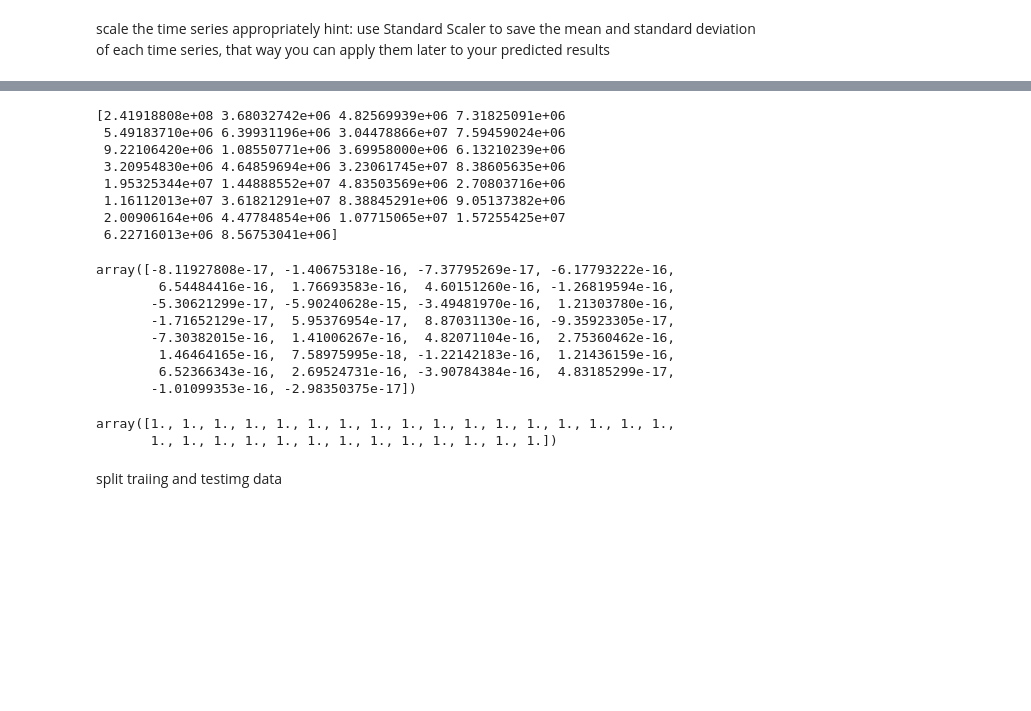
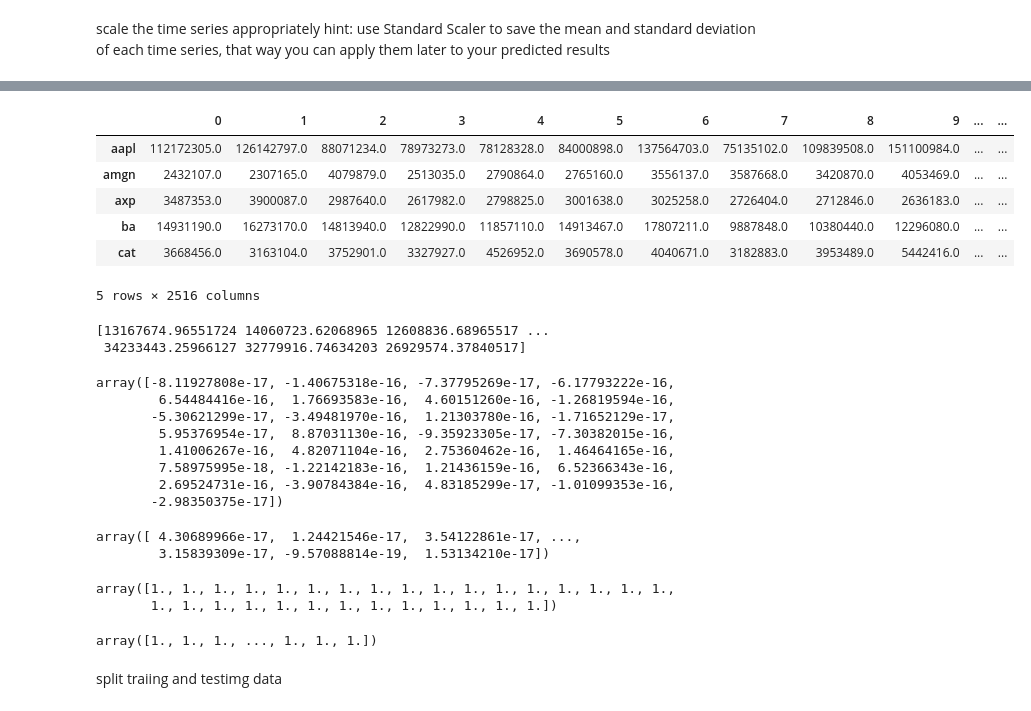
Before and after one commit to Legacy560/MLTSA25_RWolynetz, a Jupyter notebook: HW7/autoencoder_time_series_instructions_MLTSA25_RWolynetz.ipynb, the cells around one changed output, grey strips where cells are left out. Drawn from its saved outputs; the diff is of its cells as text; code cells hidden in the pictures; blank space fills up the shorter version.

```diff
--- a/HW7/autoencoder_time_series_instructions_MLTSA25_RWolynetz.ipynb
+++ b/HW7/autoencoder_time_series_instructions_MLTSA25_RWolynetz.ipynb
@@ -278,32 +290,45 @@ hint: use Standard Scaler to save the mean and standard deviation of each time s
+# %%
+volData2 = volData.T #Trying something out. I think I made the data frame incorrectly to begin with.
+volData2.head()
+# %% [output]
+|  | 0 | 1 | 2 | 3 | 4 | 5 | 6 | 7 | 8 | 9 | ... | ... |
+| aapl | 112172305.0 | 126142797.0 | 88071234.0 | 78973273.0 | 78128328.0 | 84000898.0 | 137564703.0 | 75135102.0 | 109839508.0 | 151100984.0 | ... | ... |
+| amgn | 2432107.0 | 2307165.0 | 4079879.0 | 2513035.0 | 2790864.0 | 2765160.0 | 3556137.0 | 3587668.0 | 3420870.0 | 4053469.0 | ... | ... |
+| axp | 3487353.0 | 3900087.0 | 2987640.0 | 2617982.0 | 2798825.0 | 3001638.0 | 3025258.0 | 2726404.0 | 2712846.0 | 2636183.0 | ... | ... |
+| ba | 14931190.0 | 16273170.0 | 14813940.0 | 12822990.0 | 11857110.0 | 14913467.0 | 17807211.0 | 9887848.0 | 10380440.0 | 12296080.0 | ... | ... |
+| cat | 3668456.0 | 3163104.0 | 3752901.0 | 3327927.0 | 4526952.0 | 3690578.0 | 4040671.0 | 3182883.0 | 3953489.0 | 5442416.0 | ... | ... |
+5 rows × 2516 columns
 # %%
-scaler = StandardScaler()
-scaled_data = scaler.fit_transform(volData)
+
+scaler1 = StandardScaler()
+scaler2 = StandardScaler()
+scaled_data1 = scaler.fit_transform(volData)
+scaled_data2 = scaler.fit_transform(volData2)
 print(scaler.mean_)
 # %% [output]
-[2.41918808e+08 3.68032742e+06 4.82569939e+06 7.31825091e+06
- 5.49183710e+06 6.39931196e+06 3.04478866e+07 7.59459024e+06
- 9.22106420e+06 1.08550771e+06 3.69958000e+06 6.13210239e+06
- 3.20954830e+06 4.64859694e+06 3.23061745e+07 8.38605635e+06
- 1.95325344e+07 1.44888552e+07 4.83503569e+06 2.70803716e+06
- 1.16112013e+07 3.61821291e+07 8.38845291e+06 9.05137382e+06
- 2.00906164e+06 4.47784854e+06 1.07715065e+07 1.57255425e+07
- 6.22716013e+06 8.56753041e+06]
+[13167674.96551724 14060723.62068965 12608836.68965517 ...
+ 34233443.25966127 32779916.74634203 26929574.37840517]
-# %%
-scaled_data.mean(axis=0)
-# %% [output]
-array([-8.11927808e-17, -1.40675318e-16, -7.37795269e-17, -6.17793222e-16,
-        6.54484416e-16,  1.76693583e-16,  4.60151260e-16, -1.26819594e-16,
-       -5.30621299e-17, -5.90240628e-15, -3.49481970e-16,  1.21303780e-16,
-       -1.71652129e-17,  5.95376954e-17,  8.87031130e-16, -9.35923305e-17,
-       -7.30382015e-16,  1.41006267e-16,  4.82071104e-16,  2.75360462e-16,
-        1.46464165e-16,  7.58975995e-18, -1.22142183e-16,  1.21436159e-16,
-        6.52366343e-16,  2.69524731e-16, -3.90784384e-16,  4.83185299e-17,
-       -1.01099353e-16, -2.98350375e-17])
-# %%
-scaled_data.std(axis=0)
-# %% [output]
-array([1., 1., 1., 1., 1., 1., 1., 1., 1., 1., 1., 1., 1., 1., 1., 1., 1.,
-       1., 1., 1., 1., 1., 1., 1., 1., 1., 1., 1., 1., 1.])
+# %%
+display(scaled_data1.mean(axis=0))
+display(scaled_data2.mean(axis=0))
+# %% [output]
+array([-8.11927808e-17, -1.40675318e-16, -7.37795269e-17, -6.17793222e-16,
+        6.54484416e-16,  1.76693583e-16,  4.60151260e-16, -1.26819594e-16,
+       -5.30621299e-17, -3.49481970e-16,  1.21303780e-16, -1.71652129e-17,
+        5.95376954e-17,  8.87031130e-16, -9.35923305e-17, -7.30382015e-16,
+        1.41006267e-16,  4.82071104e-16,  2.75360462e-16,  1.46464165e-16,
+        7.58975995e-18, -1.22142183e-16,  1.21436159e-16,  6.52366343e-16,
+        2.69524731e-16, -3.90784384e-16,  4.83185299e-17, -1.01099353e-16,
+       -2.98350375e-17])
+array([ 4.30689966e-17,  1.24421546e-17,  3.54122861e-17, ...,
+        3.15839309e-17, -9.57088814e-19,  1.53134210e-17])
+# %%
+display(scaled_data1.std(axis=0))
+display(scaled_data2.std(axis=0))
+# %% [output]
+array([1., 1., 1., 1., 1., 1., 1., 1., 1., 1., 1., 1., 1., 1., 1., 1., 1.,
+       1., 1., 1., 1., 1., 1., 1., 1., 1., 1., 1., 1., 1.])
+array([1., 1., 1., ..., 1., 1., 1.])
 # %% [markdown]
 split traiing and testimg data
 # %%
```
Also changed, not shown: parts of 18 cells of this notebook.
